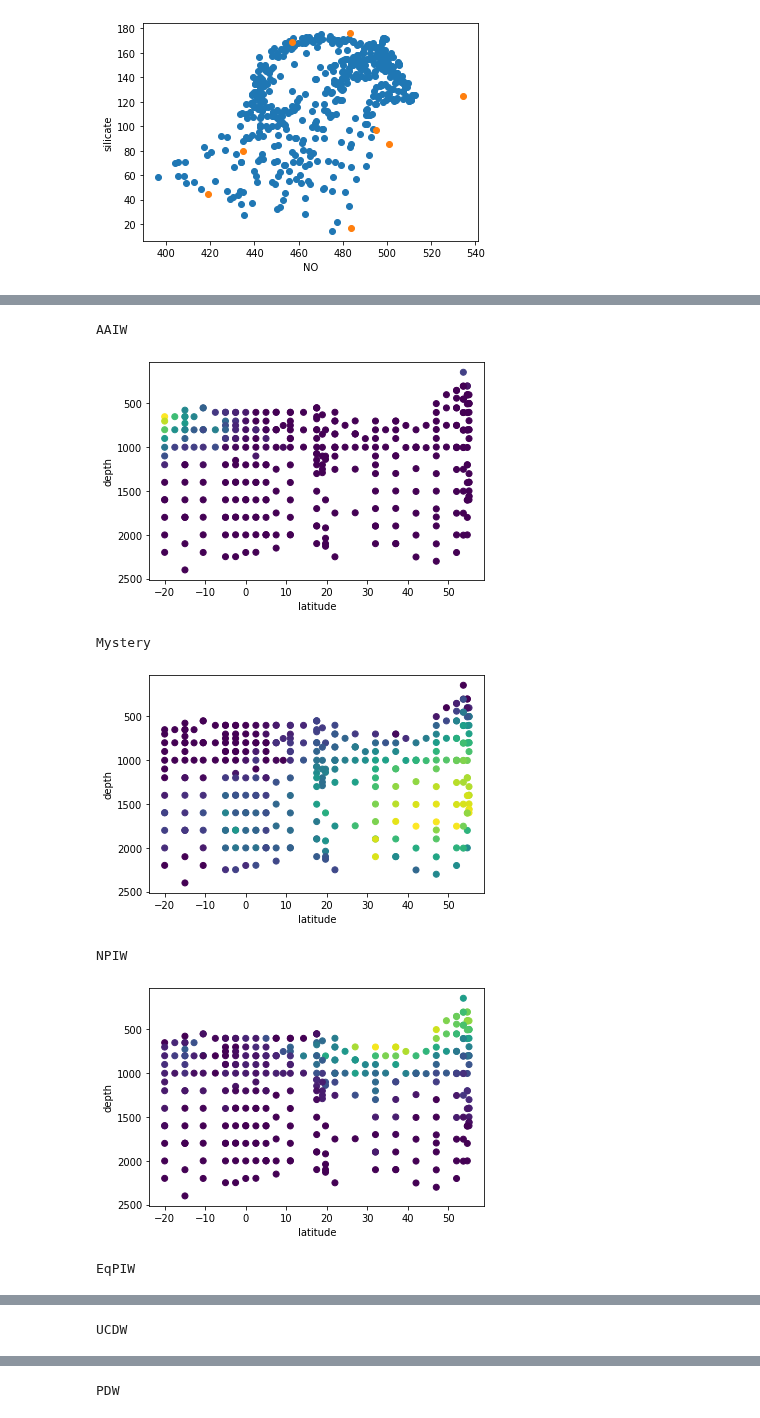
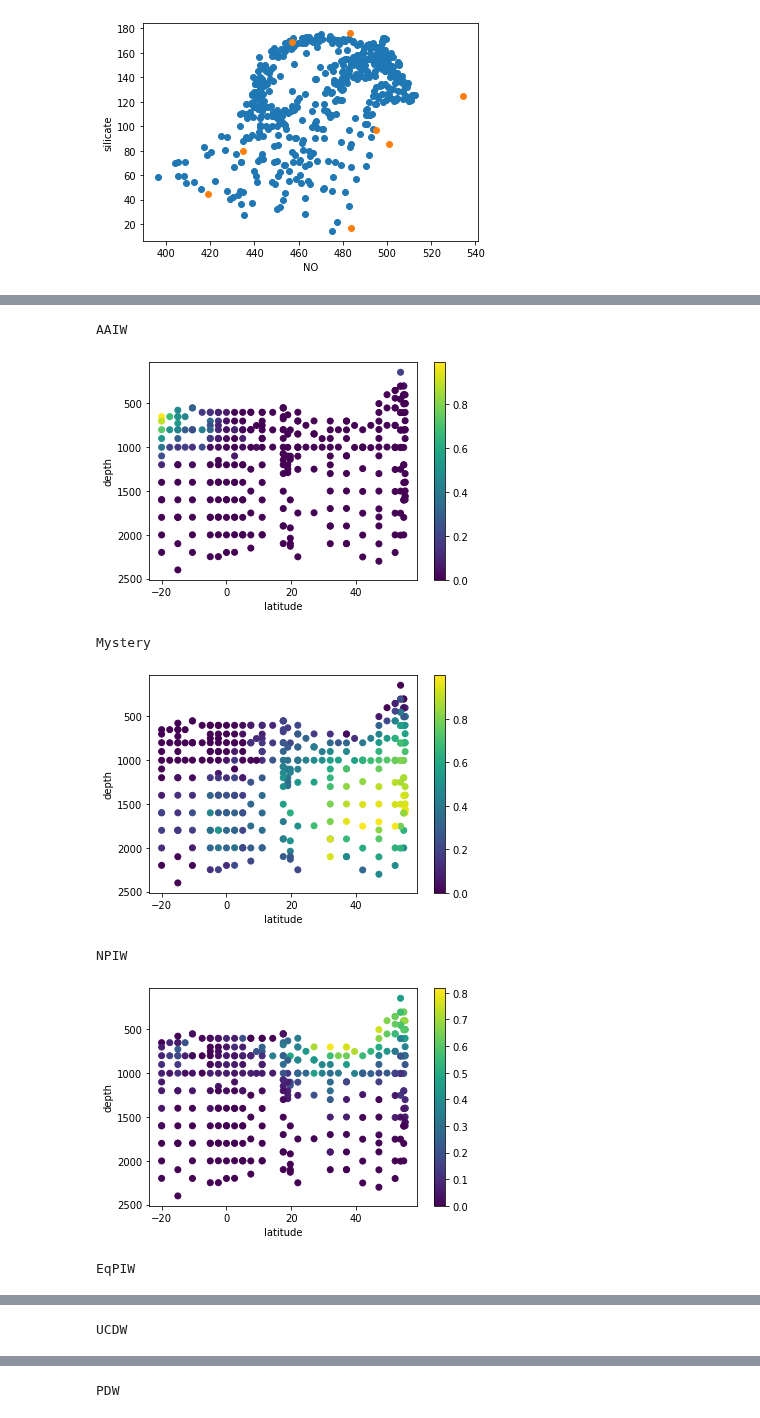
Before and after one commit to nitrogenlab/oceanography_colab_notebooks, a Jupyter notebook: for_rian/ConstrainedWaterMassAnalysis.ipynb, the cells around one changed output, grey strips where cells are left out. Cells and saved outputs as stored; diff of their text form; code cells hidden in the pictures.

```diff
--- a/for_rian/ConstrainedWaterMassAnalysis.ipynb
+++ b/for_rian/ConstrainedWaterMassAnalysis.ipynb
@@ -110,6 +110,8 @@ gp15_df["PV"] = PV #potential vorticity
 print("Rows:",len(gp15_df))
 gp15_df = gp15_df.dropna()
 print("Rows without NA values:",len(gp15_df))
+
+gp15_df["mass"] = 1
 # %% [output]
 Rows: 1143
 Rows without NA values: 1124
@@ -129,6 +131,7 @@ def prepare_water_mass_df(water_mass_arr):
                                "oxygen", "phosphate", "silicate",
                                "nitrate", "spiciness", "PV"])
     augment_df_with_PO_NO_SiO(df)
+    df["mass"] = 1
     return df
 
                              #Temp  Sal     Oxy     Phos   Sili   Nitr    Spic      Vort
@@ -266,0 +265,13 @@ optimal var [[-6.77977639e-13  1.01996864e-01  6.82129740e-01 -2.95012494e-12
+# %%
+
+for i in range(int_residuals.shape[1]):
+    print(intermediate_params[i])
+    plt.scatter(x=gp15_intermediate["latitude"],
+                    y=gp15_intermediate["depth"],
+                    c=np.abs(int_residuals[:,i]),
+                    cmap="viridis")
+    plt.colorbar()
+    plt.xlabel("latitude")
+    plt.ylabel("depth")
+    plt.ylim(plt.ylim()[1], plt.ylim()[0])
+    plt.show()
@@ -267,18 +293,19 @@ optimal var [[-6.77977639e-13  1.01996864e-01  6.82129740e-01 -2.95012494e-12
 # %%
-for i in range(soln.shape[1]):
-  print(end_mem_intermediate_df["watermassname"][i])
-  plt.scatter(gp15_intermediate["latitude"],
-              gp15_intermediate["depth"],
-              c=soln[:,i])
-  plt.xlabel("latitude")
-  plt.ylabel("depth")
-  plt.ylim(plt.ylim()[1], plt.ylim()[0])
-  plt.show()
+for i in range(int_fractions.shape[1]):
+    print(end_mem_intermediate_df["watermassname"][i])
+    plt.scatter(gp15_intermediate["latitude"],
+                gp15_intermediate["depth"],
+                c=soln[:,i])
+    plt.xlabel("latitude")
+    plt.ylabel("depth")
+    plt.ylim(plt.ylim()[1], plt.ylim()[0])
+    plt.colorbar()
+    plt.show()
 # %% [output]
 AAIW
-[figure, old version]
+[figure, new version]
 Mystery
-[figure, old version]
+[figure, new version]
 NPIW
-[figure, old version]
+[figure, new version]
 EqPIW
```
Also changed, not shown: parts of 3 cells of this notebook.
